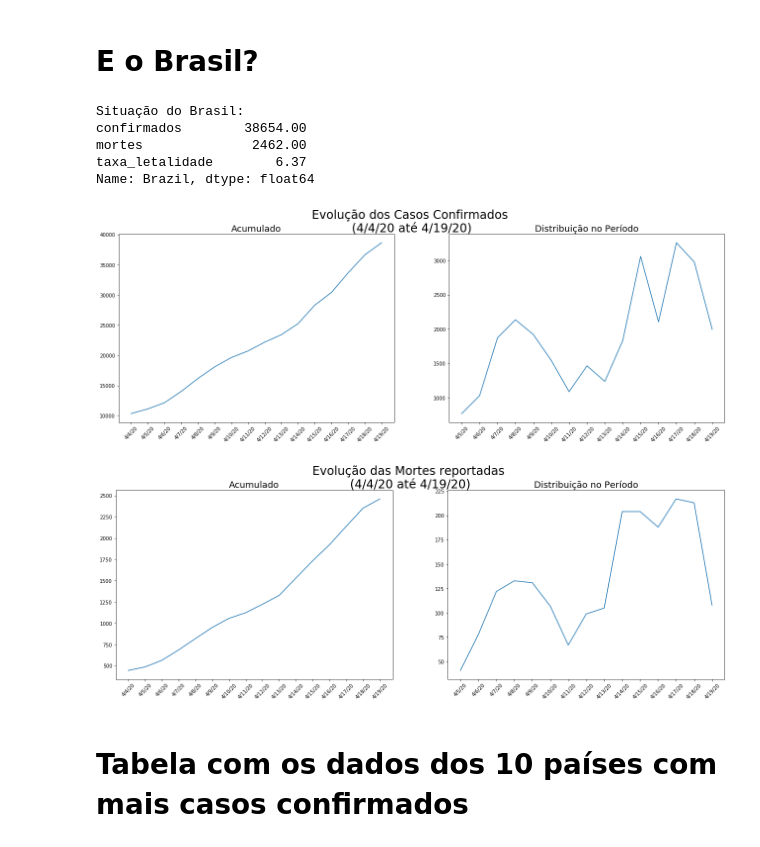
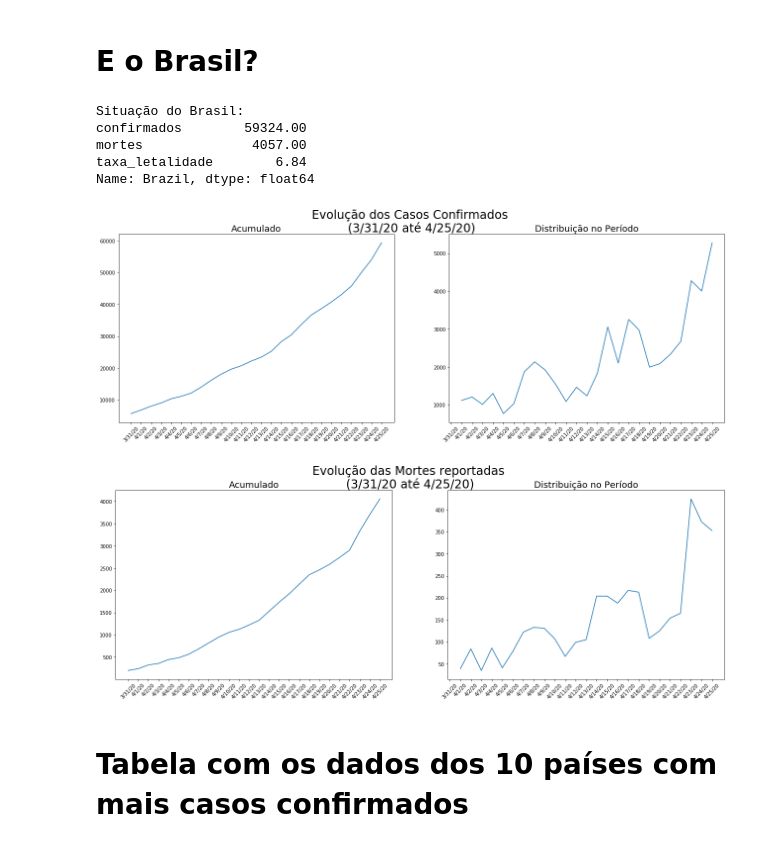
Before and after one commit to Alberto-Oliveira-Barbosa/covid-19, a Jupyter notebook: new-notebook-Covid-19.ipynb, the cells around one changed output. Saved outputs shown, nothing was run; the diff lists cells and outputs as text; code cells hidden in the pictures.

```diff
--- a/new-notebook-Covid-19.ipynb
+++ b/new-notebook-Covid-19.ipynb
@@ -419,41 +420,41 @@ Text(0.5, 1.0, 'Grupo com mais casos Relatados.')
 # %% [markdown]
 # E o Brasil?
 # %%
-ultimos_15_dias = pd.to_datetime(data_atual_confirmados)
-ultimos_15_dias = ultimos_15_dias - datetime.timedelta(days=15)
-ultimos_15_dias = str(ultimos_15_dias.month) + '/' + str(ultimos_15_dias.day) + '/' + str(ultimos_15_dias.strftime('%y'))
+ultimos_25_dias = pd.to_datetime(data_atual_confirmados)
+ultimos_25_dias = ultimos_25_dias - datetime.timedelta(days=25)
+ultimos_25_dias = str(ultimos_25_dias.month) + '/' + str(ultimos_25_dias.day) + '/' + str(ultimos_25_dias.strftime('%y'))
 print('Situação do Brasil:')
 print(casos.loc['Brazil'].round(2))
 # %% [output]
 Situação do Brasil:
-confirmados        38654.00
-mortes              2462.00
-taxa_letalidade        6.37
+confirmados        59324.00
+mortes              4057.00
+taxa_letalidade        6.84
 Name: Brazil, dtype: float64
 # %%
 fig, (ax1, ax2) = plt.subplots(1, 2, figsize=(22,7))
-fig.suptitle(f'Evolução dos Casos Confirmados \n({ultimos_15_dias} até {data_atual_confirmados})', fontsize=24)
-ax1.plot(casos_confirmados.groupby('Country/Region').sum().loc['Brazil'][2:][ultimos_15_dias:])
+fig.suptitle(f'Evolução dos Casos Confirmados \n({ultimos_25_dias} até {data_atual_confirmados})', fontsize=24)
+ax1.plot(casos_confirmados.groupby('Country/Region').sum().loc['Brazil'][2:][ultimos_25_dias:])
 ax1.set_title('Acumulado', fontsize=18)
 plt.setp(ax1.xaxis.get_majorticklabels(), rotation=45)
-ax2.plot(casos_confirmados.groupby('Country/Region').sum().loc['Brazil'][2:][ultimos_15_dias:].diff())
+ax2.plot(casos_confirmados.groupby('Country/Region').sum().loc['Brazil'][2:][ultimos_25_dias:].diff())
 ax2.set_title('Distribuição no Período', fontsize=18)
 plt.setp(ax2.xaxis.get_majorticklabels(), rotation=45)
 plt.show()
 # %% [output]
-[figure, old version]
+[figure, new version]
 # %%
 fig, (ax1, ax2) = plt.subplots(1, 2, figsize=(22,7))
-fig.suptitle(f'Evolução das Mortes reportadas \n({ultimos_15_dias} até {data_atual_confirmados})', fontsize=24)
-ax1.plot(mortes_confirmadas.groupby('Country/Region').sum().loc['Brazil'][2:][ultimos_15_dias:])
+fig.suptitle(f'Evolução das Mortes reportadas \n({ultimos_25_dias} até {data_atual_confirmados})', fontsize=24)
+ax1.plot(mortes_confirmadas.groupby('Country/Region').sum().loc['Brazil'][2:][ultimos_25_dias:])
 ax1.set_title('Acumulado', fontsize=18)
 plt.setp(ax1.xaxis.get_majorticklabels(), rotation=45)
-ax2.plot(mortes_confirmadas.groupby('Country/Region').sum().loc['Brazil'][2:][ultimos_15_dias:].diff())
+ax2.plot(mortes_confirmadas.groupby('Country/Region').sum().loc['Brazil'][2:][ultimos_25_dias:].diff())
 ax2.set_title('Distribuição no Período', fontsize=18)
 plt.setp(ax2.xaxis.get_majorticklabels(), rotation=45)
 plt.show()
 # %% [output]
-[figure, old version]
+[figure, new version]
 # %% [markdown]
 # Tabela com os dados dos 10 países com mais casos confirmados
 # %%
```
Also changed, not shown: parts of 24 cells of this notebook.
